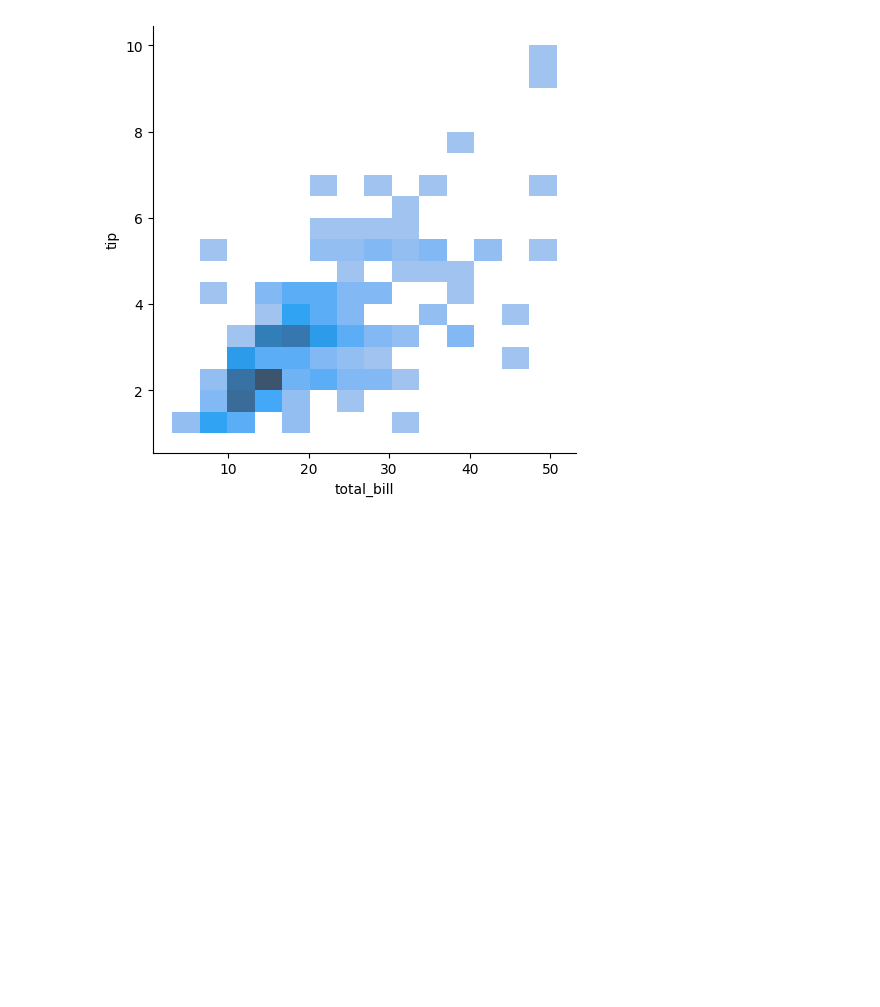
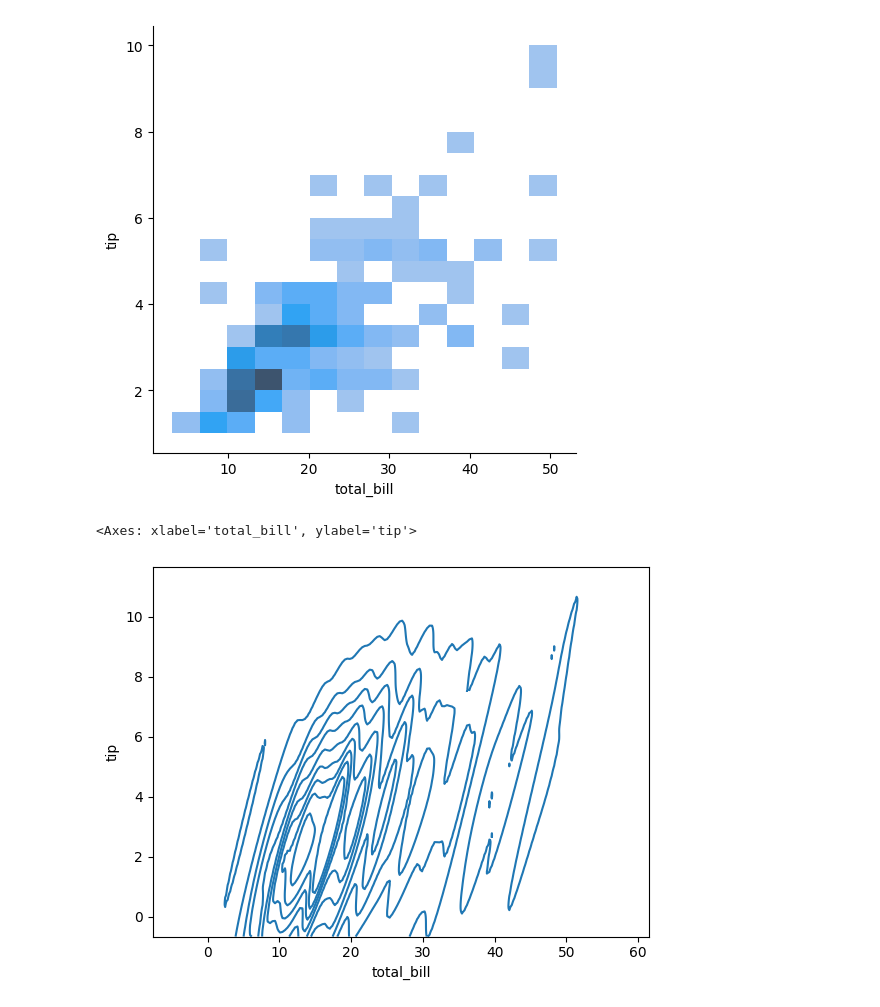
Before and after one commit to simran-aug15/Seaborn, a Jupyter notebook: distribution_plot.ipynb, the cells around one changed output. Drawn from its saved outputs; the diff is of its cells as text; code cells hidden in the pictures; blank space fills up the shorter version.

```diff
--- a/distribution_plot.ipynb
+++ b/distribution_plot.ipynb
@@ -124,3 +124,10 @@ sns.displot(data=tip,x='total_bill',y='tip',kind='hist')
 # %% [output]
 <seaborn.axisgrid.FacetGrid at 0x...>
 [figure]
+# %%
+# Bivariate kdeplot
+# A bivariate kde plot smoothens the(x,y)observation within a 2D guassian
+sns.kdeplot(data=tip,x='total_bill',y='tip')
+# %% [output]
+<Axes: xlabel='total_bill', ylabel='tip'>
+[figure, added]
```
